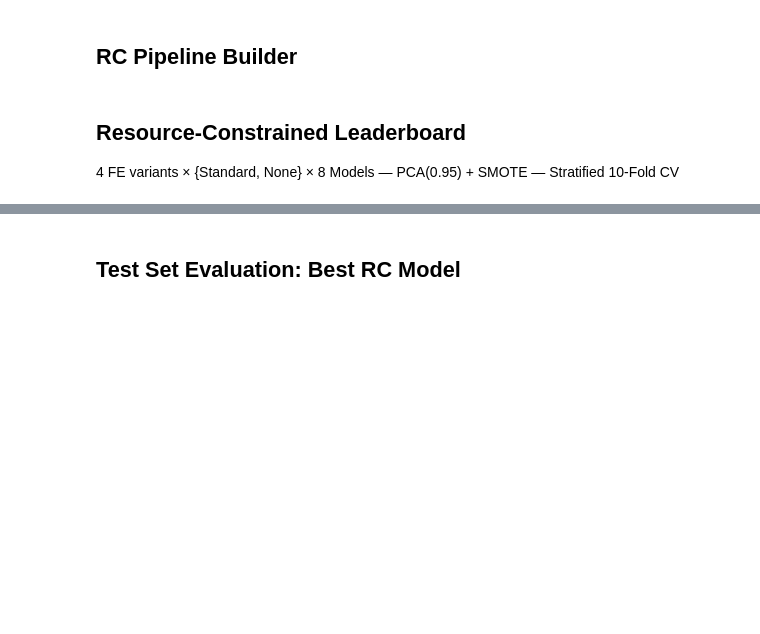
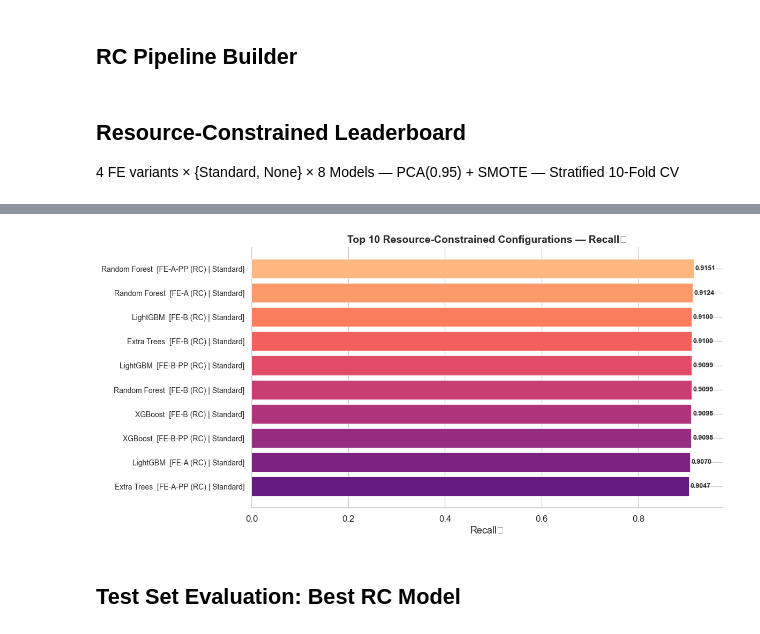
Before and after one commit to alifnw/3-Alif-Livyandra, a Jupyter notebook: notebooks/03_resource_constrained.ipynb, the cells around one changed output, grey strips where cells are left out. Saved outputs shown, nothing was run; the diff lists cells and outputs as text; code cells hidden in the pictures; blank space fills up the shorter version.

```diff
--- a/notebooks/03_resource_constrained.ipynb
+++ b/notebooks/03_resource_constrained.ipynb
@@ -188,31 +239,32 @@ display(rc_leaderboard.tail(10))
 # %%
 import seaborn as sns
 from sklearn.metrics import confusion_matrix, ConfusionMatrixDisplay
 import os
 os.makedirs("../reports/figures", exist_ok=True)
 sns.set_theme(style="whitegrid", font_scale=1.1)
 
-# --- RC Top 10 Configurations by Recall_1 ---
 fig, ax = plt.subplots(figsize=(12, 6))
 top = rc_leaderboard.head(10).iloc[::-1]
 labels = top.apply(
     lambda r: f"{r['Model']}  [{r['FE']} | {r['Scaling']}]", axis=1
 )
 colors = plt.cm.magma(np.linspace(0.3, 0.85, len(top)))
 ax.barh(range(len(top)), top["Recall_1"], color=colors,
         edgecolor="white", linewidth=0.5)
 ax.set_yticks(range(len(top)))
 ax.set_yticklabels(labels, fontsize=10)
-ax.set_xlabel("Recall\u2081", fontsize=13)
+ax.set_xlabel("Recall", fontsize=13)
 ax.set_title("Top 10 Resource-Constrained Configurations — Recall\u2081",
              fontsize=14, fontweight="bold")
 for i, v in enumerate(top["Recall_1"]):
     ax.text(v + 0.003, i, f"{v:.4f}", va="center", fontsize=9, fontweight="bold")
 ax.set_xlim(right=top["Recall_1"].max() + 0.06)
 sns.despine(left=True)
 plt.tight_layout()
 plt.savefig("../reports/figures/rc_top10_recall.png", dpi=150, bbox_inches="tight")
 plt.show()
+# %% [output]
+[figure, added]
 # %% [markdown]
 ## Test Set Evaluation: Best RC Model
 # %%
```
Also changed, not shown: parts of 8 cells of this notebook, 3 other files.
